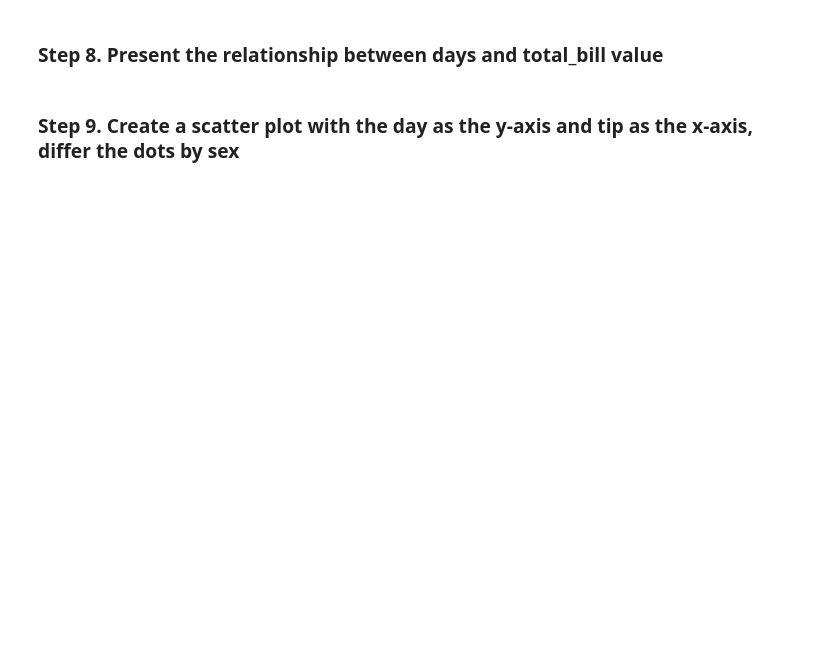
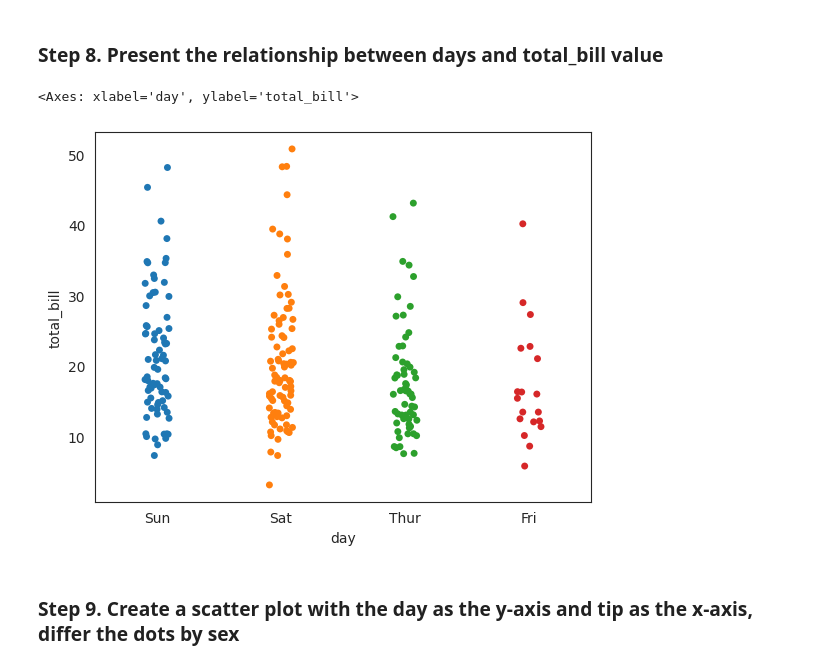
Before and after one commit to omj3424/Python_Programming_Study, a Jupyter notebook: pandas_exercises/07_Visualization/Tips/Exercises.ipynb, the cells around one changed output. Saved outputs shown, nothing was run; the diff lists cells and outputs as text; code cells hidden in the pictures; blank space fills up the shorter version.

```diff
--- a/pandas_exercises/07_Visualization/Tips/Exercises.ipynb
+++ b/pandas_exercises/07_Visualization/Tips/Exercises.ipynb
@@ -103,4 +102,11 @@ sns.jointplot(x="total_bill", y="tip", data=tips)
 # %% [markdown]
 ### Step 8. Present the relationship between days and total_bill value
+# %%
+sns.stripplot(x=tips.day, y=tips.total_bill, hue=tips.day, jitter=True)
+
+# jitter=True를 설정하면 가로축상의 위치를 무작위로 바꾸어서 데이터의 수가 많을 경우에 겹치지 않도록 한다.
+# %% [output]
+<Axes: xlabel='day', ylabel='total_bill'>
+[figure, added]
 # %% [markdown]
 ### Step 9. Create a scatter plot with the day as the y-axis and tip as the x-axis, differ the dots by sex
```
Also changed, not shown: parts of 6 cells of this notebook.
